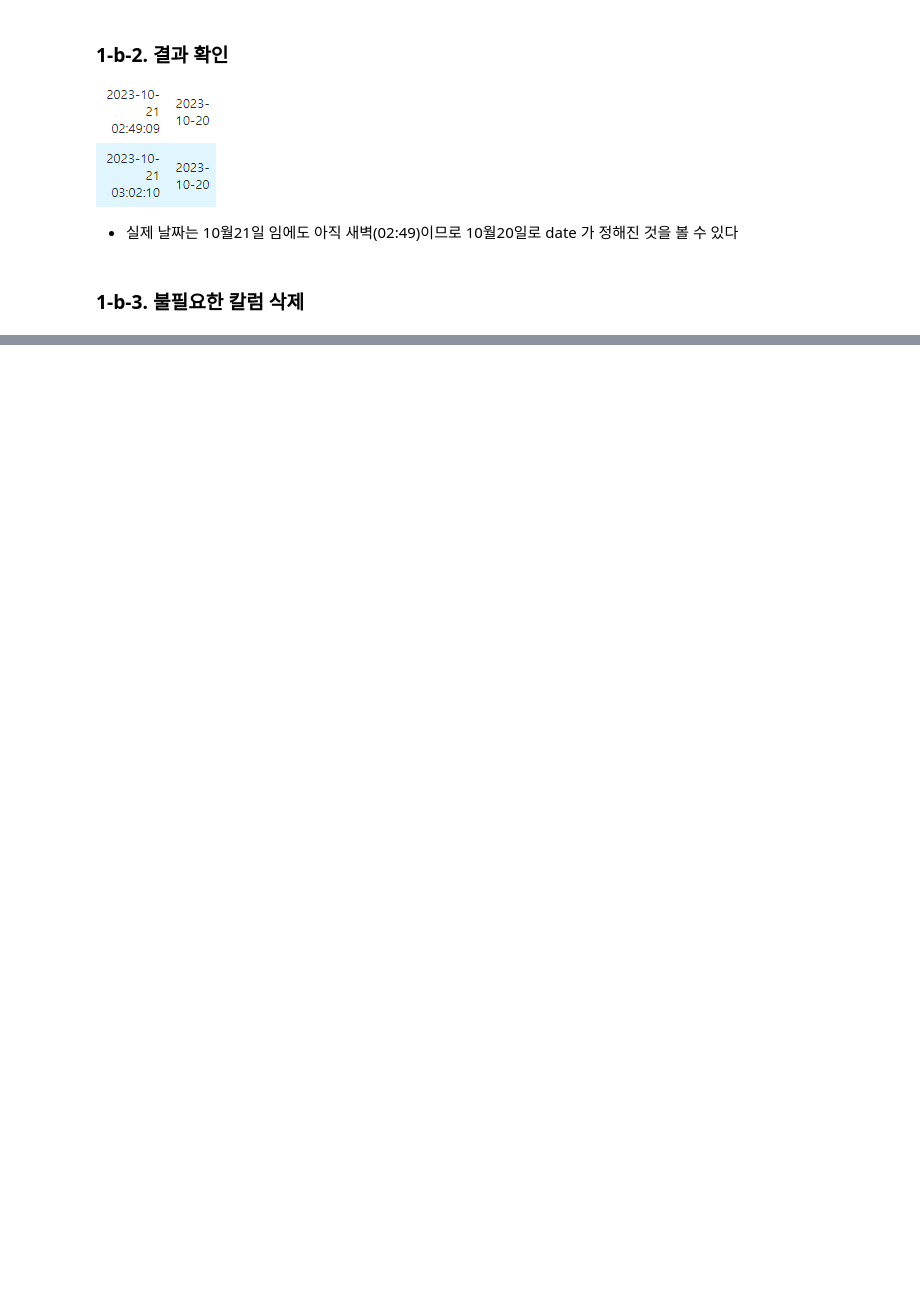
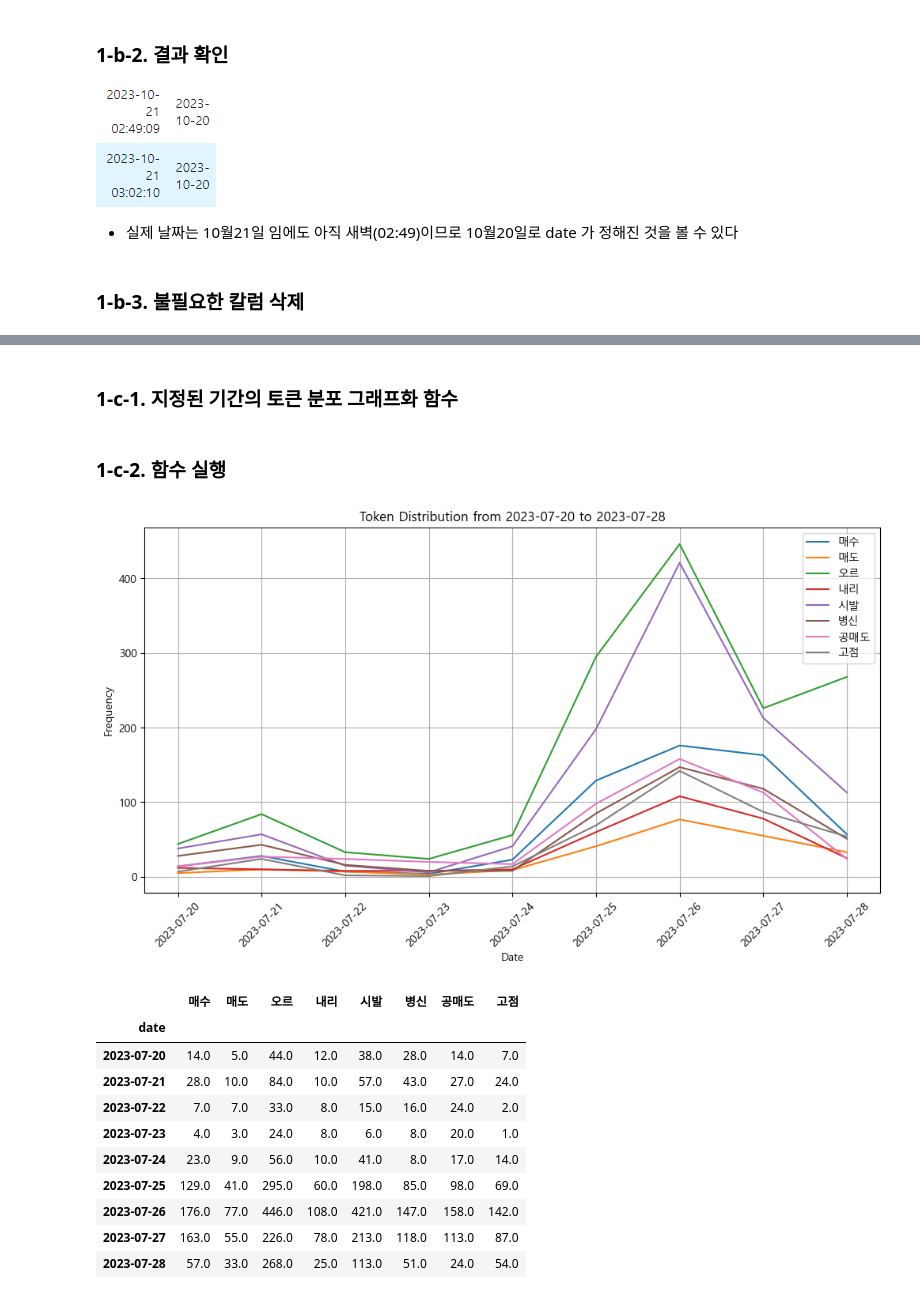
Before and after one commit to Kain7f1/Peak-Finder, a Jupyter notebook: test_ecopro/3_data_analysis/7_data_analysis.ipynb, the cells around one changed output, grey strips where cells are left out. Drawn from its saved outputs; the diff is of its cells as text; code cells hidden in the pictures; blank space fills up the shorter version.

```diff
--- a/test_ecopro/3_data_analysis/7_data_analysis.ipynb
+++ b/test_ecopro/3_data_analysis/7_data_analysis.ipynb
@@ -28,7 +28,7 @@ Successfully installed contourpy-1.1.1 cycler-0.12.1 fonttools-4.47.0 kiwisolver
 import pandas as pd
 
 # 데이터를 불러옵니다.
-data = pd.read_csv('1_normalized_ecopro_text.csv', encoding="utf-8")
+data = pd.read_csv('6_normalized_ecopro.csv', encoding="utf-8")
 data.info()
 # %% [output]
 <class 'pandas.core.frame.DataFrame'>
@@ -154,0 +170,59 @@ data.head(3)
+# %% [markdown]
+### 1-c-1. 지정된 기간의 토큰 분포 그래프화 함수
+# %%
+import matplotlib.pyplot as plt
+import pandas as pd
+
+def analyze_token_distribution(df, start_date, end_date, tokens):
+    """
+    Analyzes and visualizes the distribution of specified tokens within a given date range.
+
+    :param df: DataFrame containing the data.
+    :param start_date: Start date of the analysis period (inclusive).
+    :param end_date: End date of the analysis period (inclusive).
+    :param tokens: List of tokens to analyze.
+    :return: A DataFrame with token distribution and a plot showing the distribution.
+    """
+    # 1. 데이터 기간 설정
+    sub_df = df[df['date'].between(start_date, end_date)]
+
+    # 2. 분석할 토큰 정하기
+    # 3. 해당 토큰의 날짜별 출현 빈도수 계산
+    token_distribution = sub_df.groupby('date')['tokens'].sum().apply(lambda x: pd.Series(x).value_counts()).fillna(0)
+    token_distribution = token_distribution[tokens]
+
+    # 4. 시각화
+    plt.figure(figsize=(12, 6))
+    for token in tokens:
+        plt.plot(token_distribution.index, token_distribution[token], label=token)
+
+    plt.title(f'Token Distribution from {start_date} to {end_date}')
+    plt.xlabel('Date')
+    plt.ylabel('Frequency')
+    plt.xticks(rotation=45)
+    plt.legend()
+    plt.grid(True)
+    plt.show()
+
+    return token_distribution
+# %% [markdown]
+### 1-c-2. 함수 실행
+# %%
+df = df_date
+start_date = '2023-07-20'
+end_date = '2023-07-28'
+tokens = ['매수', '매도', '오르', '내리', '시발', '병신', '공매도', '고점']
+analyze_token_distribution(df, start_date, end_date, tokens)
+# %% [output]
+[figure, added]
+|  | 매수 | 매도 | 오르 | 내리 | 시발 | 병신 | 공매도 | 고점 |
+| date |  |  |  |  |  |  |  |  |
+| 2023-07-20 | 14.0 | 5.0 | 44.0 | 12.0 | 38.0 | 28.0 | 14.0 | 7.0 |
+| 2023-07-21 | 28.0 | 10.0 | 84.0 | 10.0 | 57.0 | 43.0 | 27.0 | 24.0 |
+| 2023-07-22 | 7.0 | 7.0 | 33.0 | 8.0 | 15.0 | 16.0 | 24.0 | 2.0 |
+| 2023-07-23 | 4.0 | 3.0 | 24.0 | 8.0 | 6.0 | 8.0 | 20.0 | 1.0 |
+| 2023-07-24 | 23.0 | 9.0 | 56.0 | 10.0 | 41.0 | 8.0 | 17.0 | 14.0 |
+| 2023-07-25 | 129.0 | 41.0 | 295.0 | 60.0 | 198.0 | 85.0 | 98.0 | 69.0 |
+| 2023-07-26 | 176.0 | 77.0 | 446.0 | 108.0 | 421.0 | 147.0 | 158.0 | 142.0 |
+| 2023-07-27 | 163.0 | 55.0 | 226.0 | 78.0 | 213.0 | 118.0 | 113.0 | 87.0 |
+| 2023-07-28 | 57.0 | 33.0 | 268.0 | 25.0 | 113.0 | 51.0 | 24.0 | 54.0 |
```
Also changed, not shown: parts of 11 cells of this notebook, 3 other files.
